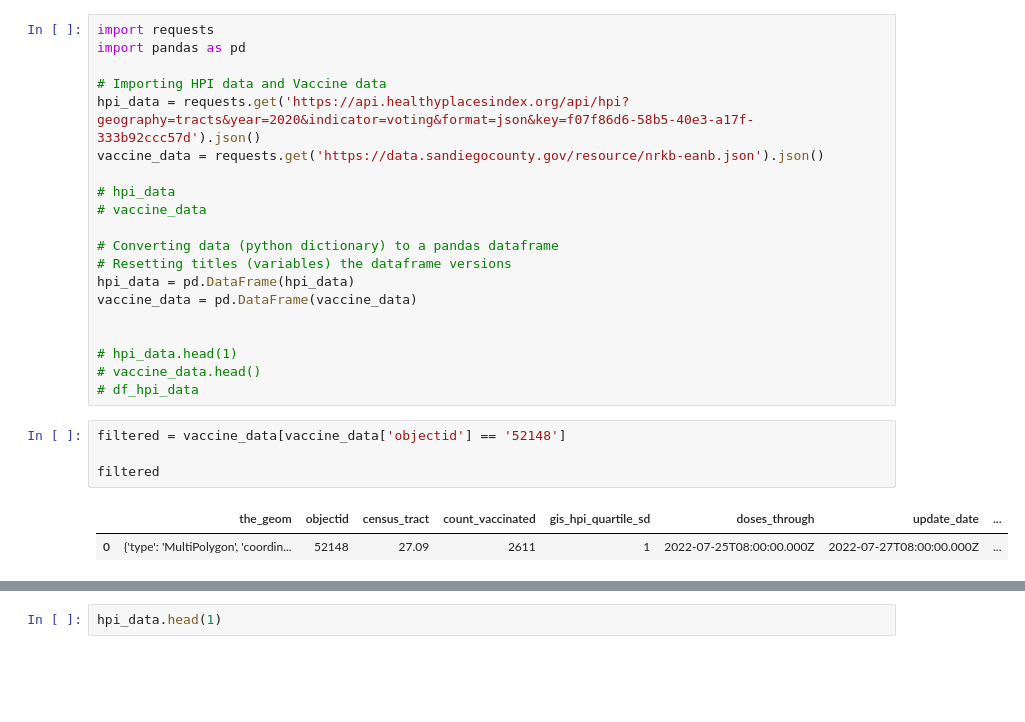
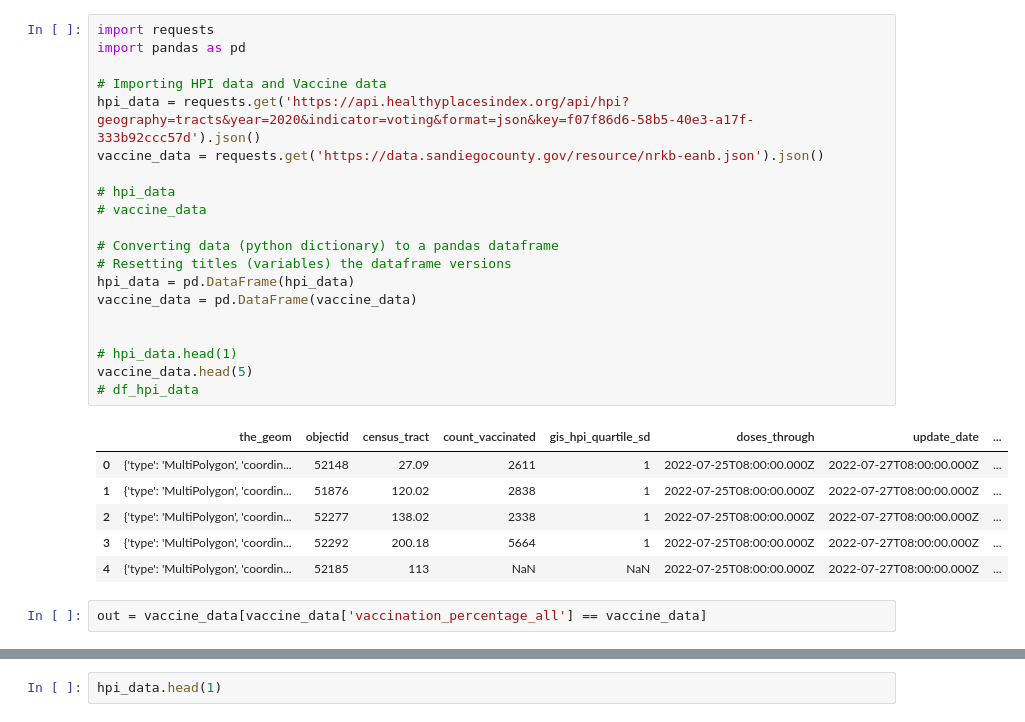
Before and after one commit to kacastel/DSCI-510-Final-Project, a Jupyter notebook: 510fpplay.ipynb, the cells around one changed output, grey strips where cells are left out. Saved outputs shown, nothing was run; the diff lists cells and outputs as text; blank space fills up the shorter version.

```diff
--- a/510fpplay.ipynb
+++ b/510fpplay.ipynb
@@ -1,27 +1,29 @@
 # %%
 import requests
 import pandas as pd
 
 # Importing HPI data and Vaccine data
 hpi_data = requests.get('https://api.healthyplacesindex.org/api/hpi?geography=tracts&year=2020&indicator=voting&format=json&key=f07f86d6-58b5-40e3-a17f-333b92ccc57d').json()
 vaccine_data = requests.get('https://data.sandiegocounty.gov/resource/nrkb-eanb.json').json()
 
 # hpi_data
 # vaccine_data
 
 # Converting data (python dictionary) to a pandas dataframe
 # Resetting titles (variables) the dataframe versions
 hpi_data = pd.DataFrame(hpi_data)
 vaccine_data = pd.DataFrame(vaccine_data)
 
 
 # hpi_data.head(1)
-# vaccine_data.head()
+vaccine_data.head(5)
 # df_hpi_data
+# %% [output]
+|  | the_geom | objectid | census_tract | count_vaccinated | gis_hpi_quartile_sd | doses_through | update_date | ... |
+| 0 | {'type': 'MultiPolygon', 'coordin... | 52148 | 27.09 | 2611 | 1 | 2022-07-25T08:00:00.000Z | 2022-07-27T08:00:00.000Z | ... |
+| 1 | {'type': 'MultiPolygon', 'coordin... | 51876 | 120.02 | 2838 | 1 | 2022-07-25T08:00:00.000Z | 2022-07-27T08:00:00.000Z | ... |
+| 2 | {'type': 'MultiPolygon', 'coordin... | 52277 | 138.02 | 2338 | 1 | 2022-07-25T08:00:00.000Z | 2022-07-27T08:00:00.000Z | ... |
+| 3 | {'type': 'MultiPolygon', 'coordin... | 52292 | 200.18 | 5664 | 1 | 2022-07-25T08:00:00.000Z | 2022-07-27T08:00:00.000Z | ... |
+| 4 | {'type': 'MultiPolygon', 'coordin... | 52185 | 113 | NaN | NaN | 2022-07-25T08:00:00.000Z | 2022-07-27T08:00:00.000Z | ... |
-# %%
-filtered = vaccine_data[vaccine_data['objectid'] == '52148']
-
-filtered
-# %% [output]
-|  | the_geom | objectid | census_tract | count_vaccinated | gis_hpi_quartile_sd | doses_through | update_date | ... |
-| 0 | {'type': 'MultiPolygon', 'coordin... | 52148 | 27.09 | 2611 | 1 | 2022-07-25T08:00:00.000Z | 2022-07-27T08:00:00.000Z | ... |
+# %%
+out = vaccine_data[vaccine_data['vaccination_percentage_all'] == vaccine_data]
```
Also changed, not shown: parts of 2 cells of this notebook.
